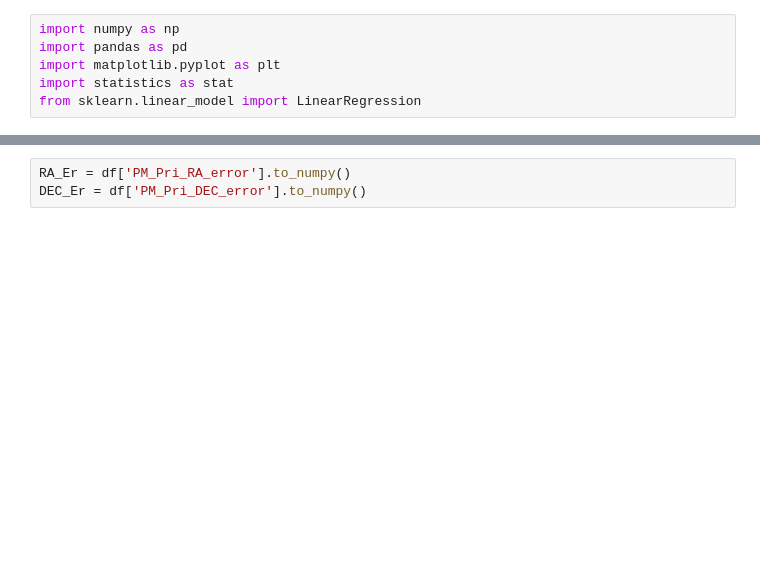
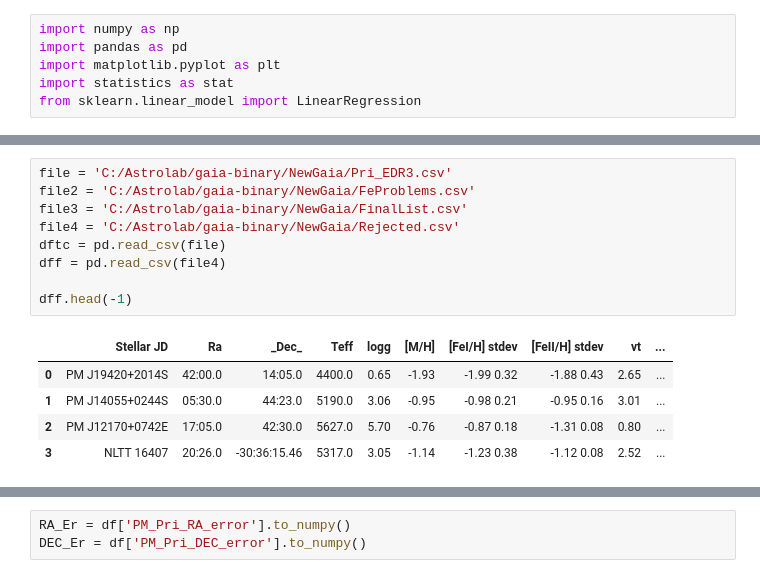
Before and after one commit to YasinAlam/gaia-binary, a Jupyter notebook: scripts/Plots.ipynb, the cells around one changed output, grey strips where cells are left out. Drawn from its saved outputs; the diff is of its cells as text; blank space fills up the shorter version.

```diff
--- a/scripts/Plots.ipynb
+++ b/scripts/Plots.ipynb
@@ -19,3 +7,18 @@ df.head()
+# %%
+file = 'C:/Astrolab/gaia-binary/NewGaia/Pri_EDR3.csv'
+file2 = 'C:/Astrolab/gaia-binary/NewGaia/FeProblems.csv'
+file3 = 'C:/Astrolab/gaia-binary/NewGaia/FinalList.csv'
+file4 = 'C:/Astrolab/gaia-binary/NewGaia/Rejected.csv'
+dftc = pd.read_csv(file)
+dff = pd.read_csv(file4)
+
+dff.head(-1)
+# %% [output]
+|  | Stellar JD | Ra | _Dec_ | Teff | logg | [M/H] | [FeI/H] stdev | [FeII/H] stdev | vt | ... |
+| 0 | PM J19420+2014S | 42:00.0 | 14:05.0 | 4400.0 | 0.65 | -1.93 | -1.99 0.32 | -1.88 0.43 | 2.65 | ... |
+| 1 | PM J14055+0244S | 05:30.0 | 44:23.0 | 5190.0 | 3.06 | -0.95 | -0.98 0.21 | -0.95 0.16 | 3.01 | ... |
+| 2 | PM J12170+0742E | 17:05.0 | 42:30.0 | 5627.0 | 5.70 | -0.76 | -0.87 0.18 | -1.31 0.08 | 0.80 | ... |
+| 3 | NLTT 16407 | 20:26.0 | -30:36:15.46 | 5317.0 | 3.05 | -1.14 | -1.23 0.38 | -1.12 0.08 | 2.52 | ... |
 # %%
 def stats(a):
     mean = stat.mean(a)
```
Also changed, not shown: parts of 11 cells of this notebook, 30 other files.
